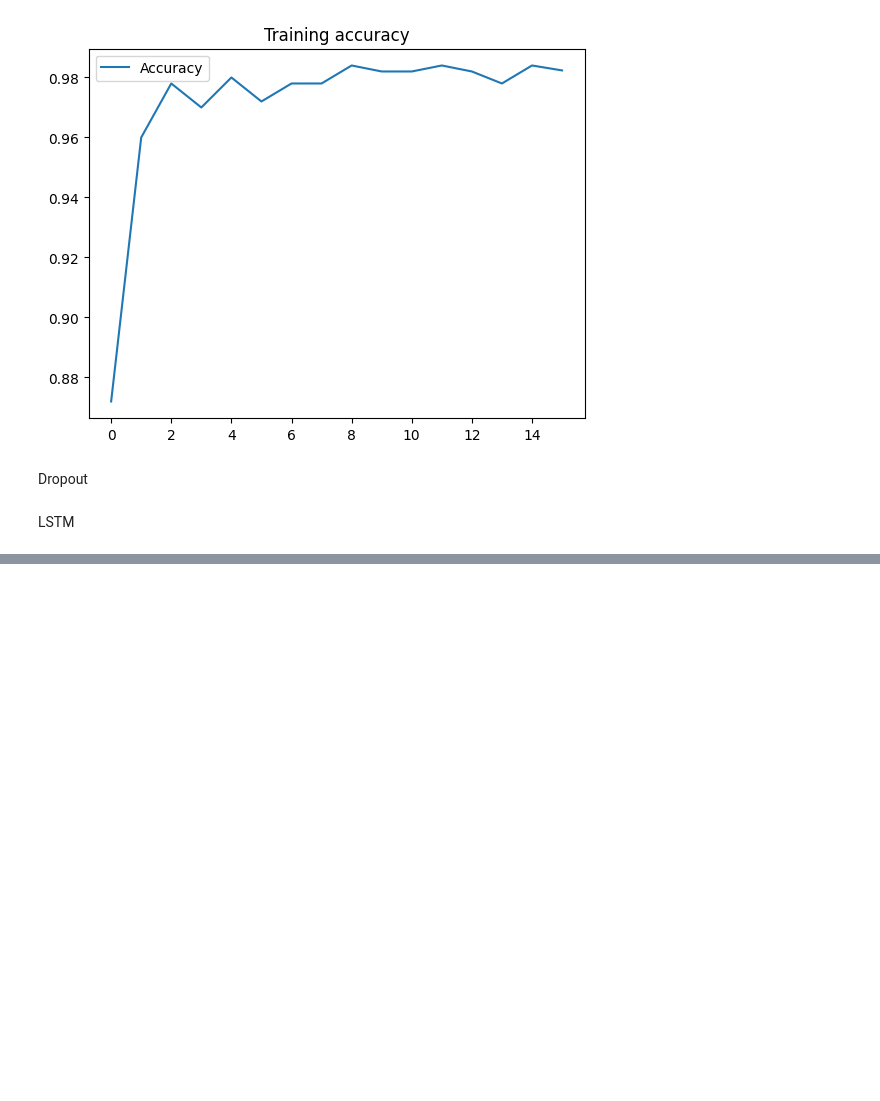
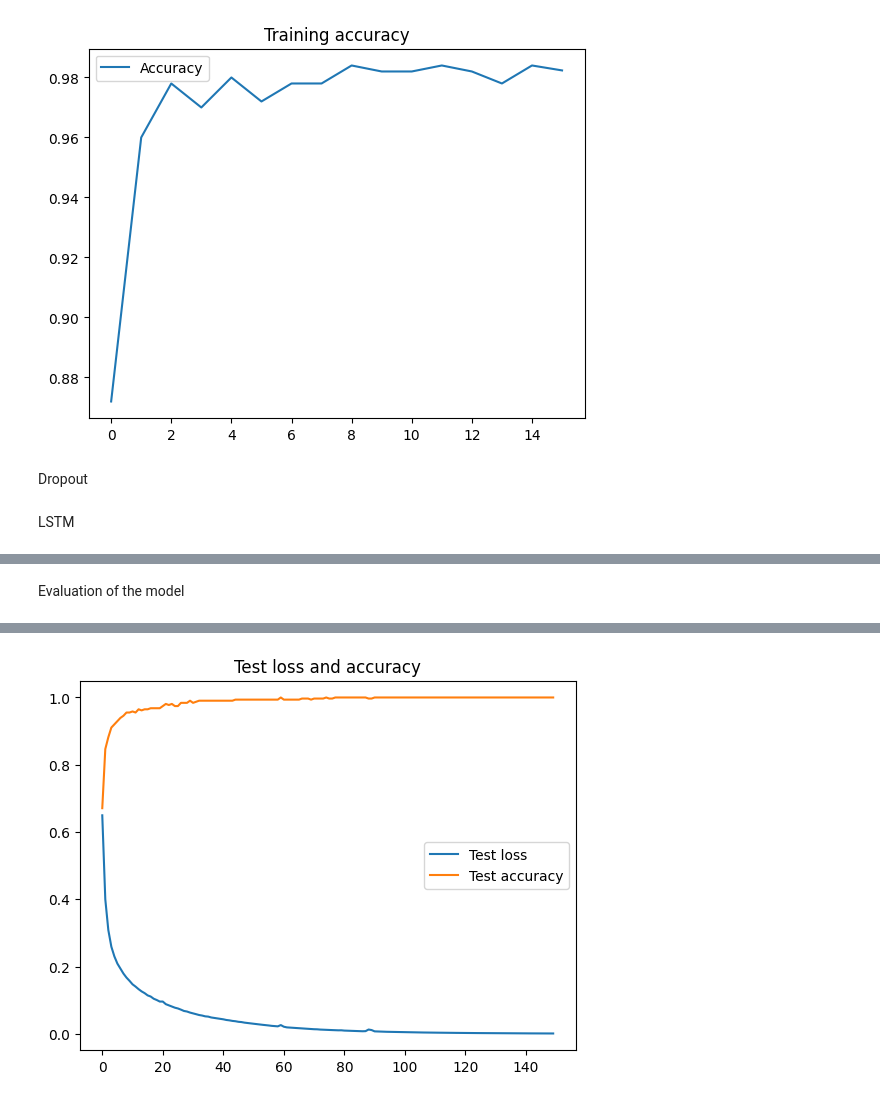
Before and after one commit to ChiaraAnsaldo/Neural-network-for-eeg-signal-analysis-for-epileptic-seizure-detection, a Jupyter notebook: Main-Mari.ipynb, the cells around one changed output, grey strips where cells are left out. Cells and saved outputs as stored; diff of their text form; code cells hidden in the pictures; blank space fills up the shorter version.

```diff
--- a/Main-Mari.ipynb
+++ b/Main-Mari.ipynb
@@ -244,0 +337,21 @@ CompleteLSTM(x_train, x_test, y_train, y_test, results, ft, kf, perfInd, epochs,
+# %% [markdown]
+Evaluation of the model
+# %%
+# Valutazione del modello
+loss, accuracy = model.evaluate(x_test, y_test)
+print("Test Loss:", loss)
+print("Test Accuracy:", accuracy)
+
+test_loss = history.history['loss']
+test_acc = history.history['accuracy']
+
+epochs = range(len(test_loss))
+
+plt.figure()
+plt.plot(epochs, test_loss, label='Test loss')
+plt.plot(epochs, test_acc, label='Test accuracy')
+plt.title('Test loss and accuracy')
+plt.legend()
+
+plt.show()
+# %% [output]
@@ -244,0 +361 @@ CompleteLSTM(x_train, x_test, y_train, y_test, results, ft, kf, perfInd, epochs,
+[figure, added]
```
Also changed, not shown: parts of 23 cells of this notebook.
